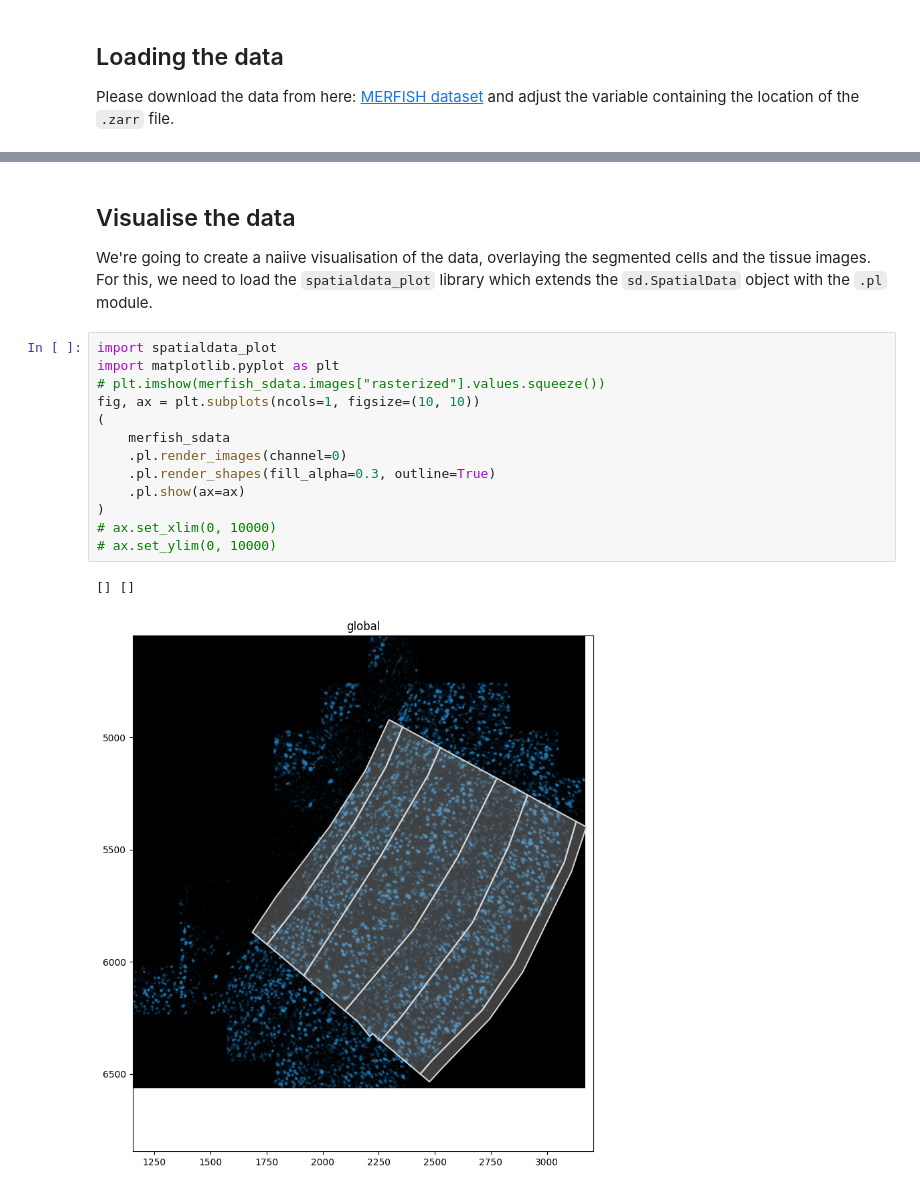
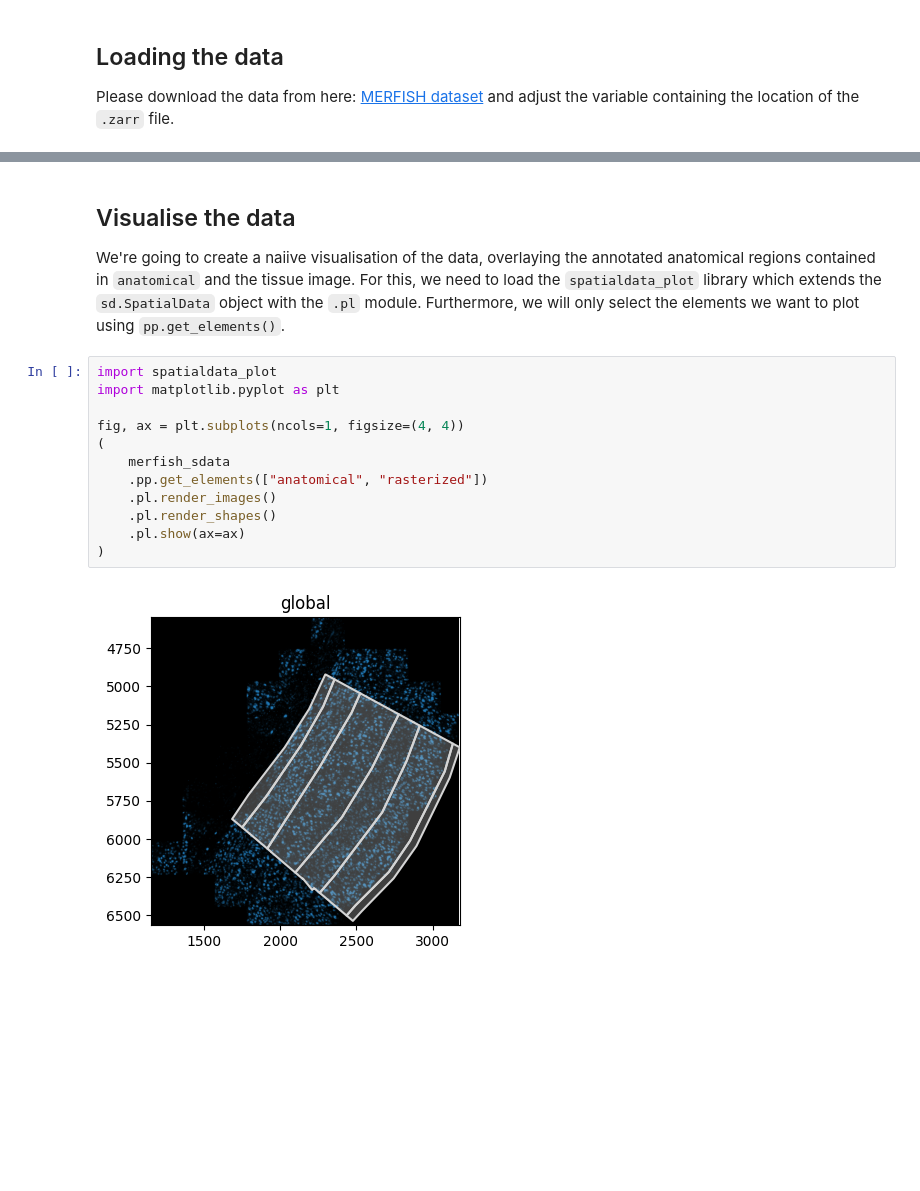
Before and after one commit to scverse/spatialdata-notebooks, a Jupyter notebook: notebooks/examples/technology_merfish.ipynb, the cells around one changed output, grey strips where cells are left out. Saved outputs shown, nothing was run; the diff lists cells and outputs as text; blank space fills up the shorter version.

Commit message:
Added MERFISH notebook

```diff
--- a/notebooks/examples/technology_merfish.ipynb
+++ b/notebooks/examples/technology_merfish.ipynb
@@ -35,19 +30,17 @@ with coordinate systems:
 # %% [markdown]
 ## Visualise the data
-We're going to create a naiive visualisation of the data, overlaying the segmented cells and the tissue images. For this, we need to load the `spatialdata_plot` library which extends the `sd.SpatialData` object with the `.pl` module.
+We're going to create a naiive visualisation of the data, overlaying the annotated anatomical regions contained in `anatomical` and the tissue image. For this, we need to load the `spatialdata_plot` library which extends the `sd.SpatialData` object with the `.pl` module. Furthermore, we will only select the elements we want to plot using `pp.get_elements()`.
 # %%
 import spatialdata_plot
 import matplotlib.pyplot as plt
-# plt.imshow(merfish_sdata.images["rasterized"].values.squeeze())
-fig, ax = plt.subplots(ncols=1, figsize=(10, 10))
+
+fig, ax = plt.subplots(ncols=1, figsize=(4, 4))
 (
     merfish_sdata
-    .pl.render_images(channel=0)
-    .pl.render_shapes(fill_alpha=0.3, outline=True)
+    .pp.get_elements(["anatomical", "rasterized"])
+    .pl.render_images()
+    .pl.render_shapes()
     .pl.show(ax=ax)
 )
-# ax.set_xlim(0, 10000)
-# ax.set_ylim(0, 10000)
 # %% [output]
-[] []
-[figure, old version]
+[figure, new version]
```
Also changed, not shown: parts of 15 cells of this notebook, 2 other files.
